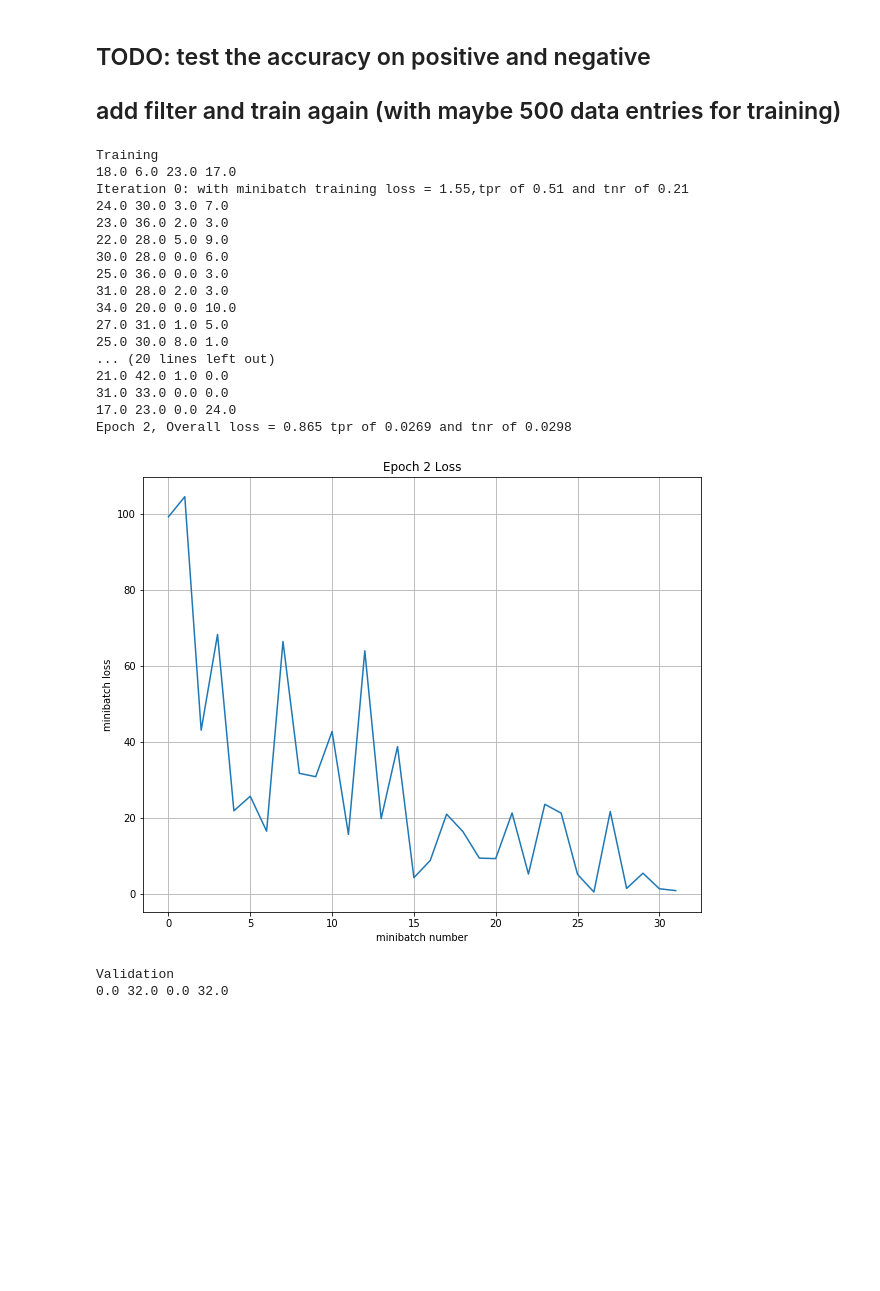
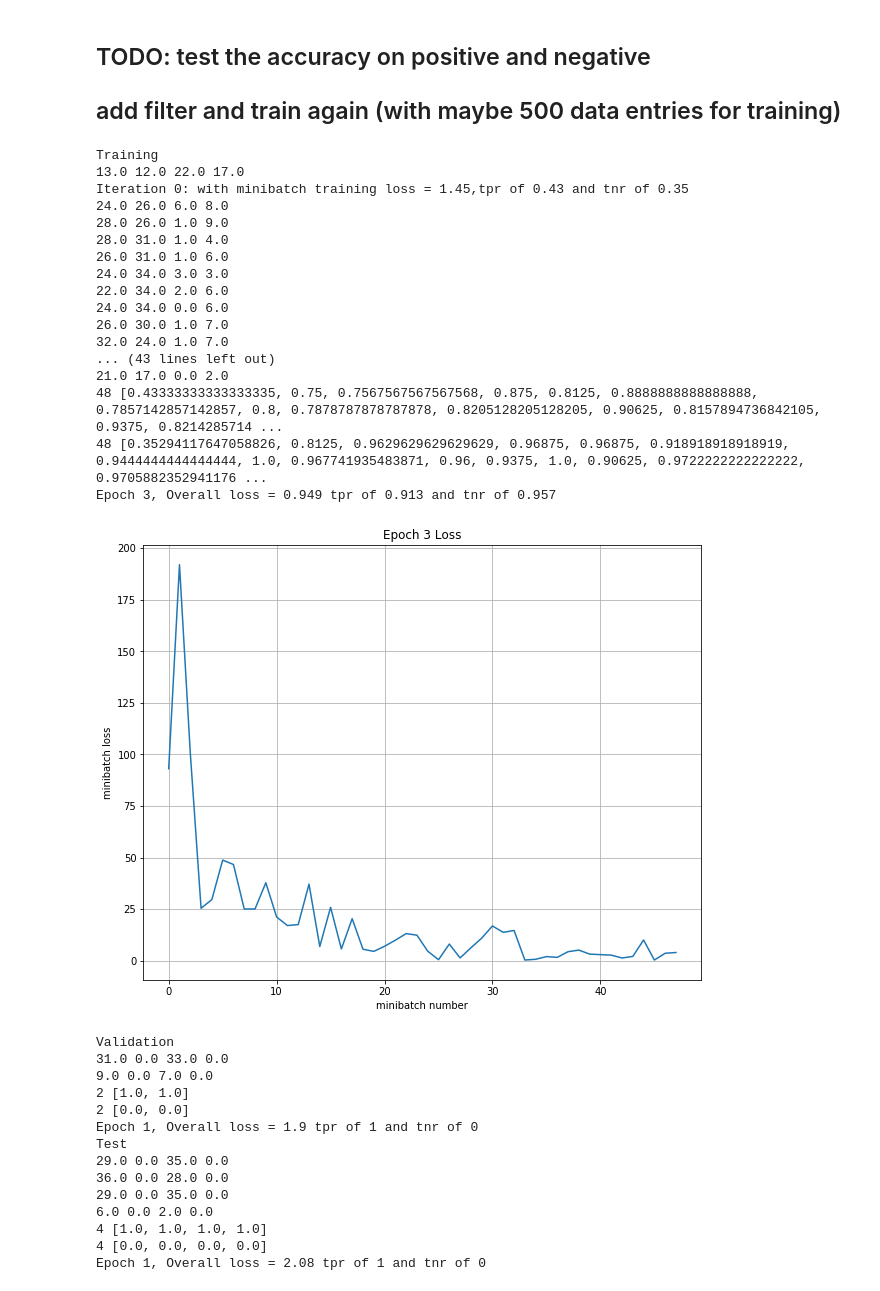
Before and after one commit to Gilliamwu/CV50035Repo, a Jupyter notebook: CNN with TF.ipynb, the cells around one changed output. Saved outputs shown, nothing was run; the diff lists cells and outputs as text; code cells hidden in the pictures; blank space fills up the shorter version.

```diff
--- a/CNN with TF.ipynb
+++ b/CNN with TF.ipynb
@@ -462,7 +403,7 @@ def run_model_TF(session, predict, loss_val, Xd, yd,
             loss, tp, tn, fp, fn = session.run(variables,feed_dict=feed_dict)
 
             if fn is None:
-                fn=batch_size-tp-tn-fp
+                fn=actual_batch_size-tp-tn-fp
 
             print(tp,tn,fp,fn)
             tpr = float(tp)/(float(tp) + float(fn))
@@ -485,9 +426,12 @@ def run_model_TF(session, predict, loss_val, Xd, yd,
                 print("Iteration {0}: with minibatch training loss = {1:.3g},tpr of {2:.2g} and tnr of {3:.2g}"\
                       .format(iter_cnt,loss,tpr,tnr))
             iter_cnt += 1
-        total_tpr = np.sum(tprs)/Xd.shape[0]
-        total_tnr=np.sum(tnrs)/Xd.shape[0]
+        total_tpr = np.sum(tprs)/iter_cnt
+        total_tnr=np.sum(tnrs)/iter_cnt
         total_loss = np.sum(losses)/Xd.shape[0]
+        print(len(tprs),tprs)
+        print(len(tnrs),tnrs)
+
         print("Epoch {3}, Overall loss = {0:.3g} tpr of {1:.3g} and tnr of {2:.3g}"\
               .format(total_loss,total_tpr,total_tnr,e+1))
 
@@ -503,31 +508,43 @@ def run_model_TF(session, predict, loss_val, Xd, yd,
 # %%
 sess = tf.Session()
 
 sess.run(tf.global_variables_initializer())
 print('Training')
-run_model_TF(sess,y_out,mean_loss,X_train,Y_train,2,64,100,train_step,True)
+run_model_TF(sess,y_out,mean_loss,X_train,Y_train,3,64,100,train_step,True)
 print('Validation')
 run_model_TF(sess,y_out,mean_loss,X_val,Y_val,1,64)
 print('Test')
 run_model_TF(sess,y_out,mean_loss,X_test,Y_test,1,64)
 # %% [output]
 Training
-18.0 6.0 23.0 17.0
-Iteration 0: with minibatch training loss = 1.55,tpr of 0.51 and tnr of 0.21
-24.0 30.0 3.0 7.0
-23.0 36.0 2.0 3.0
-22.0 28.0 5.0 9.0
-30.0 28.0 0.0 6.0
-25.0 36.0 0.0 3.0
-31.0 28.0 2.0 3.0
-34.0 20.0 0.0 10.0
-27.0 31.0 1.0 5.0
-25.0 30.0 8.0 1.0
-... (20 lines left out)
-21.0 42.0 1.0 0.0
-31.0 33.0 0.0 0.0
-17.0 23.0 0.0 24.0
-Epoch 2, Overall loss = 0.865 tpr of 0.0269 and tnr of 0.0298
+13.0 12.0 22.0 17.0
+Iteration 0: with minibatch training loss = 1.45,tpr of 0.43 and tnr of 0.35
+24.0 26.0 6.0 8.0
+28.0 26.0 1.0 9.0
+28.0 31.0 1.0 4.0
+26.0 31.0 1.0 6.0
+24.0 34.0 3.0 3.0
+22.0 34.0 2.0 6.0
+24.0 34.0 0.0 6.0
+26.0 30.0 1.0 7.0
+32.0 24.0 1.0 7.0
+... (43 lines left out)
+21.0 17.0 0.0 2.0
+48 [0.43333333333333335, 0.75, 0.7567567567567568, 0.875, 0.8125, 0.8888888888888888, 0.7857142857142857, 0.8, 0.7878787878787878, 0.8205128205128205, 0.90625, 0.8157894736842105, 0.9375, 0.8214285714 ...
+48 [0.35294117647058826, 0.8125, 0.9629629629629629, 0.96875, 0.96875, 0.918918918918919, 0.9444444444444444, 1.0, 0.967741935483871, 0.96, 0.9375, 1.0, 0.90625, 0.9722222222222222, 0.9705882352941176 ...
+Epoch 3, Overall loss = 0.949 tpr of 0.913 and tnr of 0.957
-[figure, old version]
+[figure, new version]
 Validation
-0.0 32.0 0.0 32.0
+31.0 0.0 33.0 0.0
+9.0 0.0 7.0 0.0
+2 [1.0, 1.0]
+2 [0.0, 0.0]
+Epoch 1, Overall loss = 1.9 tpr of 1 and tnr of 0
+Test
+29.0 0.0 35.0 0.0
+36.0 0.0 28.0 0.0
+29.0 0.0 35.0 0.0
+6.0 0.0 2.0 0.0
+4 [1.0, 1.0, 1.0, 1.0]
+4 [0.0, 0.0, 0.0, 0.0]
+Epoch 1, Overall loss = 2.08 tpr of 1 and tnr of 0
```
Also changed, not shown: parts of 4 cells of this notebook.
